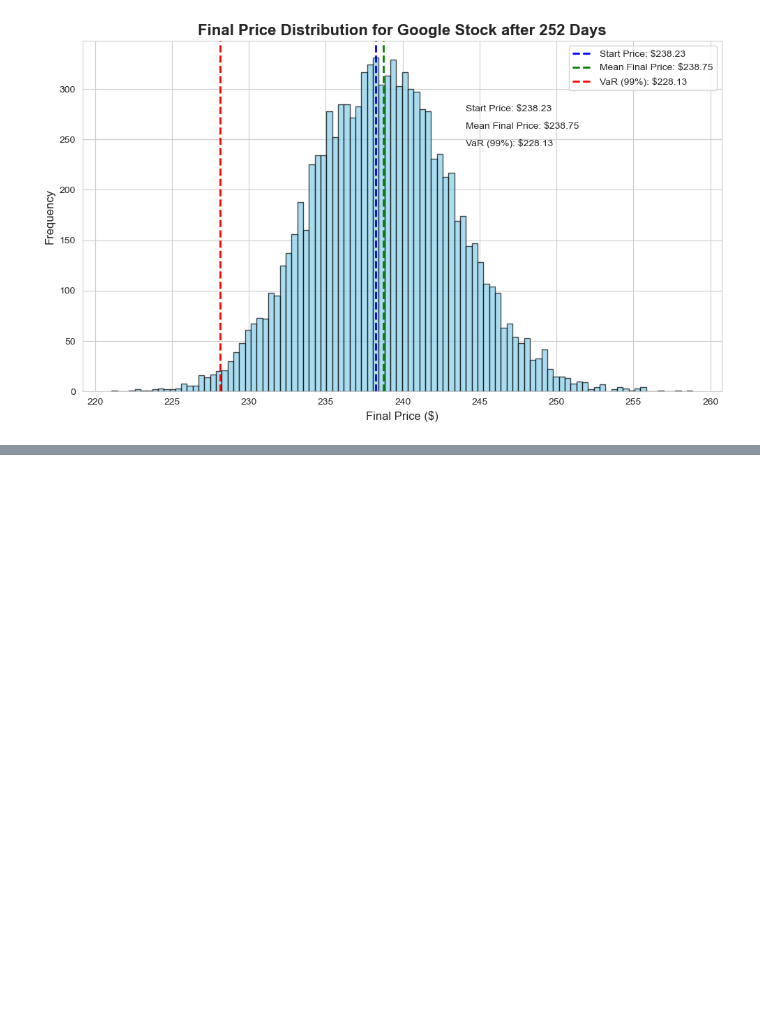
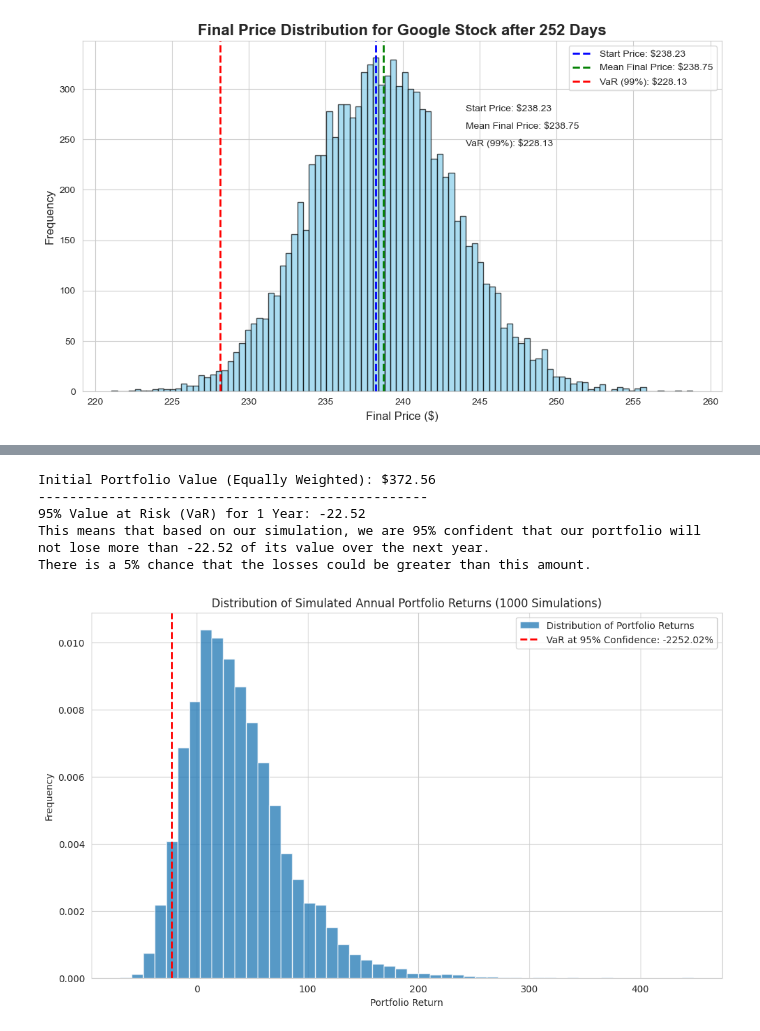
Before and after one commit to tugpa/Risk-Analysis-and-Forecasting-of-Tech-Stocks, a Jupyter notebook: Analyzing and Predicting Magnificent 7 Stocks.ipynb, the cells around one changed output, grey strips where cells are left out. Saved outputs shown, nothing was run; the diff lists cells and outputs as text; code cells hidden in the pictures; blank space fills up the shorter version.

```diff
--- a/Analyzing and Predicting Magnificent 7 Stocks.ipynb
+++ b/Analyzing and Predicting Magnificent 7 Stocks.ipynb
@@ -332,0 +448,35 @@ plt.show()
+# %%
+num_stocks = len(stock_list)
+portfolio_weights = np.array([1/num_stocks] * num_stocks)
+
+initial_portfolio_value = np.sum(start_prices * portfolio_weights)
+final_simulated_prices = portfolio_simulations[-1, :, :]
+final_simulated_portfolio_values = np.sum(final_simulated_prices * portfolio_weights, axis=1)
+portfolio_returns = (final_simulated_portfolio_values - initial_portfolio_value) * 100 / initial_portfolio_value
+
+confidence_level = 0.95
+var_95 = np.percentile(portfolio_returns, 100 * (1 - confidence_level))
+
+print(f"Initial Portfolio Value (Equally Weighted): ${initial_portfolio_value:.2f}")
+print("-" * 50)
+print(f"95% Value at Risk (VaR) for 1 Year: {var_95:.2f}")
+print(f"This means that based on our simulation, we are 95% confident that our portfolio will not lose more than {var_95:.2f} of its value over the next year.")
+print(f"There is a 5% chance that the losses could be greater than this amount.")
+
+# --- Visualize the distribution of portfolio returns ---
+plt.figure(figsize=(12, 7))
+plt.hist(portfolio_returns, bins=50, density=True, alpha=0.75, label='Distribution of Portfolio Returns')
+plt.axvline(var_95, color='r', linestyle='--', linewidth=2, label=f'VaR at 95% Confidence: {var_95:.2%}')
+plt.title("Distribution of Simulated Annual Portfolio Returns (1000 Simulations)")
+plt.xlabel("Portfolio Return")
+plt.ylabel("Frequency")
+plt.legend()
+plt.grid(True)
+plt.show()
+# %% [output]
+Initial Portfolio Value (Equally Weighted): $372.56
+--------------------------------------------------
+95% Value at Risk (VaR) for 1 Year: -22.52
+This means that based on our simulation, we are 95% confident that our portfolio will not lose more than -22.52 of its value over the next year.
+There is a 5% chance that the losses could be greater than this amount.
+[figure, added]
```
Also changed, not shown: parts of 7 cells of this notebook.
